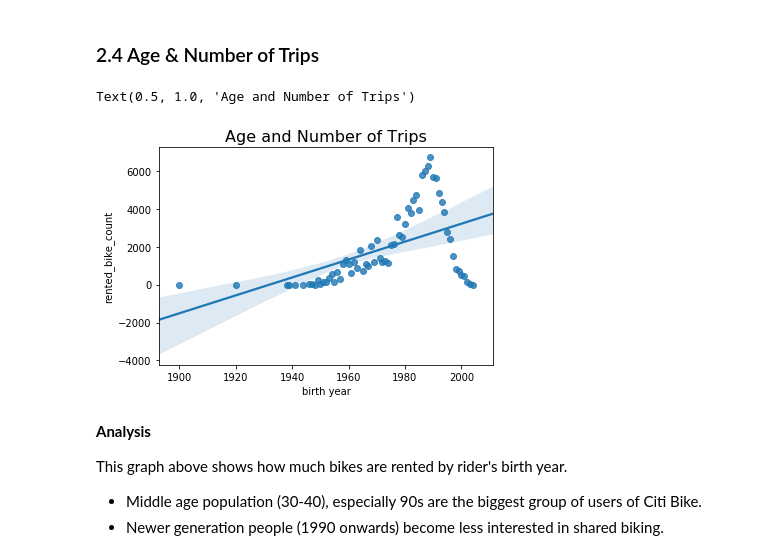
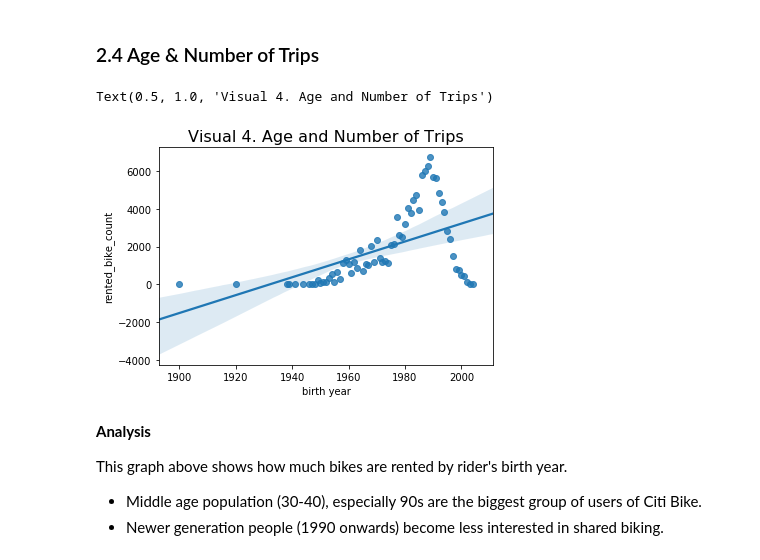
Before and after one commit to ql228/citi_bike, a Jupyter notebook: Qinyuan_Lu_Final_DataVisual.ipynb, the cells around one changed output. Cells and saved outputs as stored; diff of their text form; code cells hidden in the pictures.

```diff
--- a/Qinyuan_Lu_Final_DataVisual.ipynb
+++ b/Qinyuan_Lu_Final_DataVisual.ipynb
@@ -257,10 +257,10 @@ There are consistently fewer female bikers than male bikers
 # %%
 Age_graph = df.groupby(["birth year"])["bikeid"].count().reset_index(name='rented_bike_count')
 sns.regplot(x="birth year",y="rented_bike_count",data=Age_graph)
-plt.title('Age and Number of Trips', fontsize=16)
+plt.title('Visual 4. Age and Number of Trips', fontsize=16)
 # %% [output]
-Text(0.5, 1.0, 'Age and Number of Trips')
+Text(0.5, 1.0, 'Visual 4. Age and Number of Trips')
-[figure, old version]
+[figure, new version]
 # %% [markdown]
 __Analysis__
 
```
Also changed, not shown: parts of 7 cells of this notebook.
